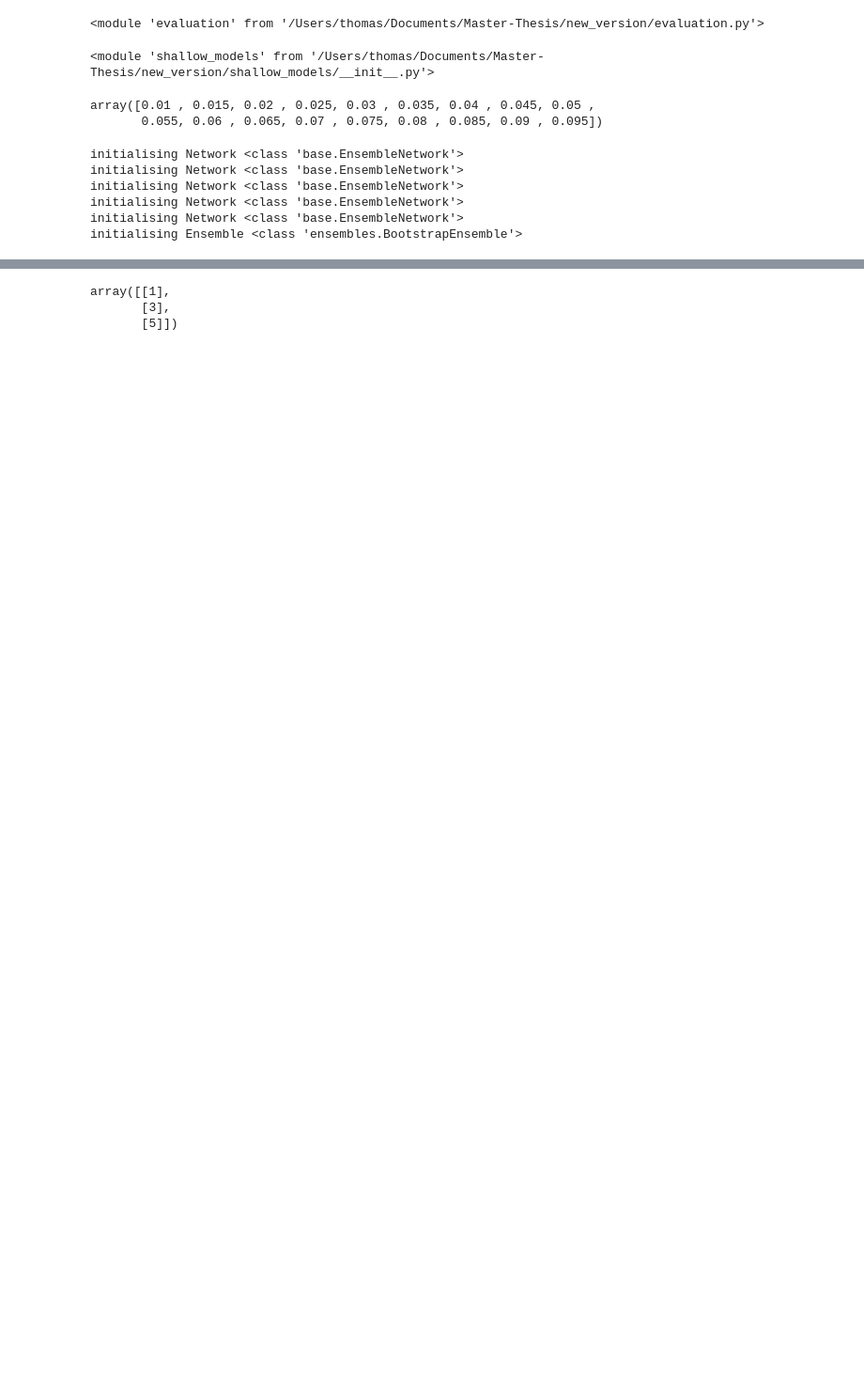
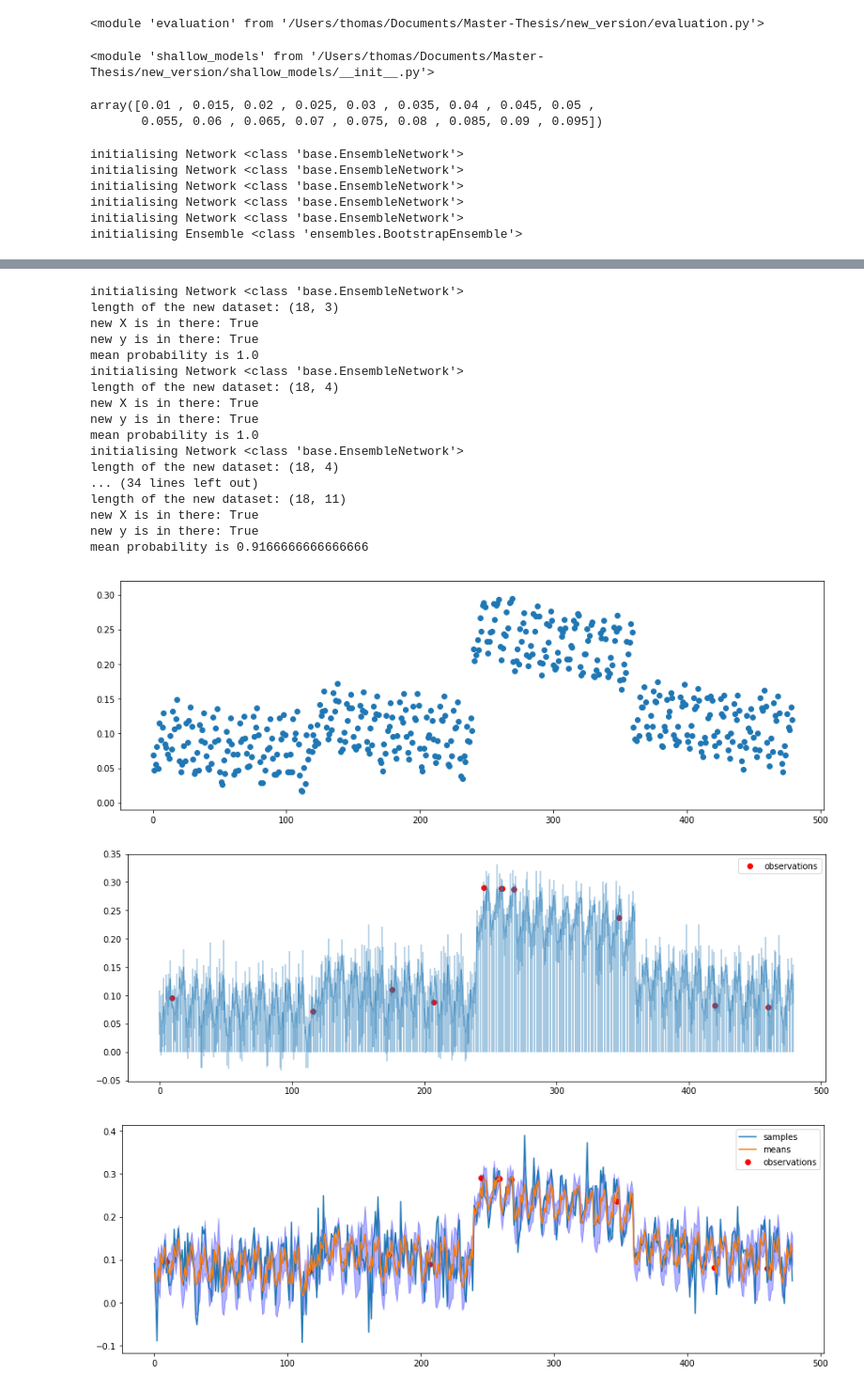
Before and after one commit to wooohoooo/Master-Thesis, a Jupyter notebook: new_version/Thompson_Gridsearch.ipynb, the cells around one changed output, grey strips where cells are left out. Shown at 94% size. Cells and saved outputs as stored; diff of their text form; code cells hidden in the pictures; blank space fills up the shorter version.

```diff
--- a/new_version/Thompson_Gridsearch.ipynb
+++ b/new_version/Thompson_Gridsearch.ipynb
@@ -93,6 +101,24 @@ a = np.array([[1,2],[3,4],[5,6]])
-# %%
-a.T[[True,False]].T
-# %% [output]
-array([[1],
-       [3],
-       [5]])
+# %%
+tg.goforit(10)
+tg.plot_sample_grid()
+# %% [output]
+initialising Network <class 'base.EnsembleNetwork'>
+length of the new dataset: (18, 3)
+new X is in there: True
+new y is in there: True
+mean probability is 1.0
+initialising Network <class 'base.EnsembleNetwork'>
+length of the new dataset: (18, 4)
+new X is in there: True
+new y is in there: True
+mean probability is 1.0
+initialising Network <class 'base.EnsembleNetwork'>
+length of the new dataset: (18, 4)
+... (34 lines left out)
+length of the new dataset: (18, 11)
+new X is in there: True
+new y is in there: True
+mean probability is 0.9166666666666666
+[figure, added]
+[figure, added]
+[figure, added]
```
Also changed, not shown: parts of 17 cells of this notebook, 3 other files.
